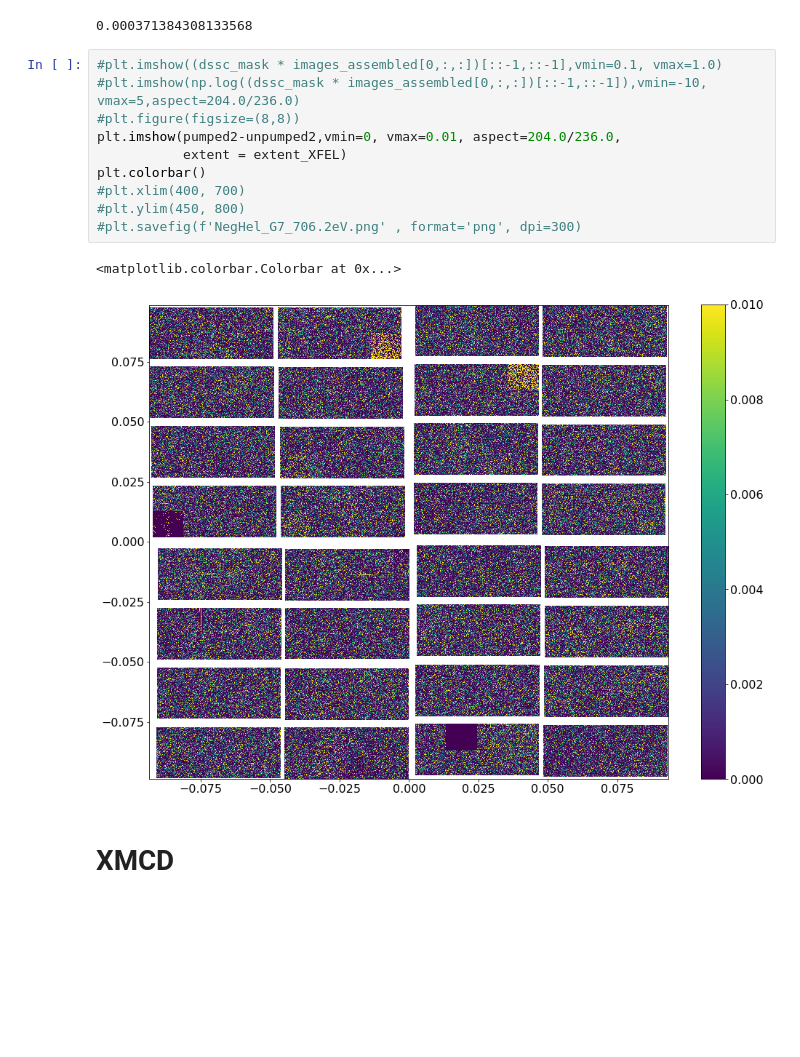
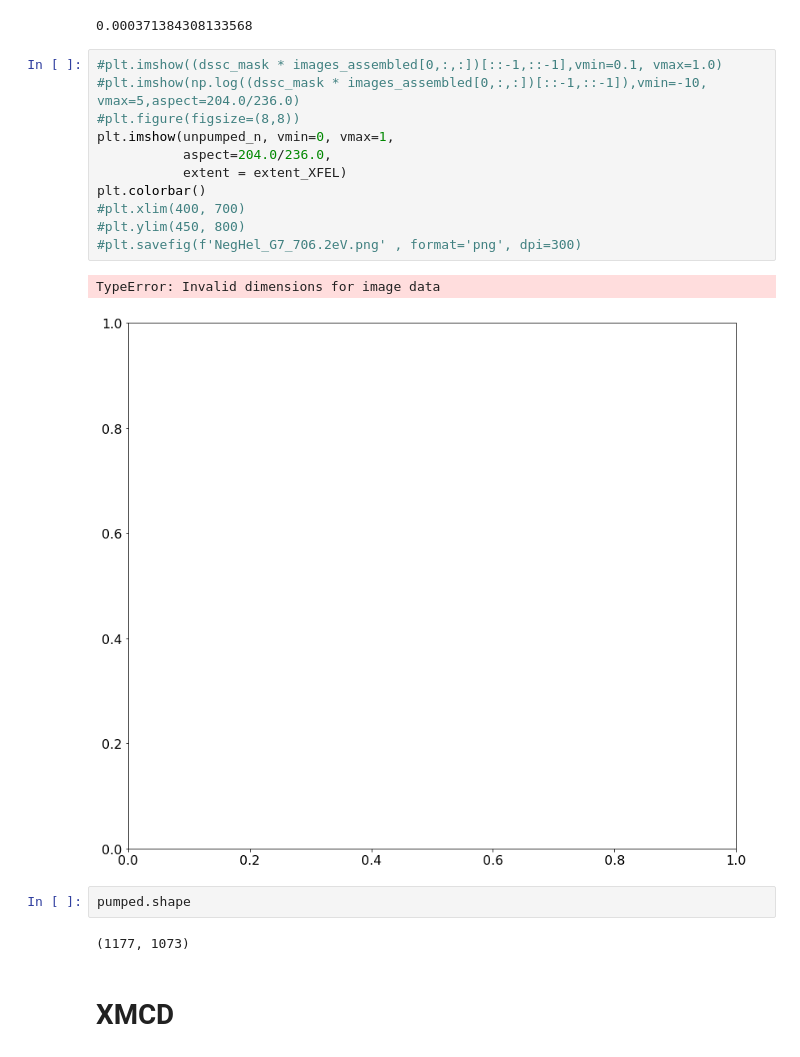
Before and after one commit to marijanbeg/scs-processing, a Jupyter notebook: analysis_shift4_pump_probe.ipynb, the cells around one changed output. Saved outputs shown, nothing was run; the diff lists cells and outputs as text; blank space fills up the shorter version.

```diff
--- a/analysis_shift4_pump_probe.ipynb
+++ b/analysis_shift4_pump_probe.ipynb
@@ -391,16 +400,21 @@ np.nanmax((pumped2/np.nansum(pumped2)-unpumped2/np.nansum(unpumped2)))
 # %%
 #plt.imshow((dssc_mask * images_assembled[0,:,:])[::-1,::-1],vmin=0.1, vmax=1.0)
 #plt.imshow(np.log((dssc_mask * images_assembled[0,:,:])[::-1,::-1]),vmin=-10, vmax=5,aspect=204.0/236.0)
 #plt.figure(figsize=(8,8))
-plt.imshow(pumped2-unpumped2,vmin=0, vmax=0.01, aspect=204.0/236.0,
+plt.imshow(unpumped_n, vmin=0, vmax=1,
+           aspect=204.0/236.0,
            extent = extent_XFEL)
 plt.colorbar()
 #plt.xlim(400, 700)
 #plt.ylim(450, 800)
 #plt.savefig(f'NegHel_G7_706.2eV.png' , format='png', dpi=300)
 # %% [output]
-<matplotlib.colorbar.Colorbar at 0x...>
+TypeError: Invalid dimensions for image data
-[figure, old version]
+[figure, new version]
+# %%
+pumped.shape
+# %% [output]
+(1177, 1073)
 # %% [markdown]
 # XMCD
 # %%
```
Also changed, not shown: parts of 10 cells of this notebook, 1 other file.
